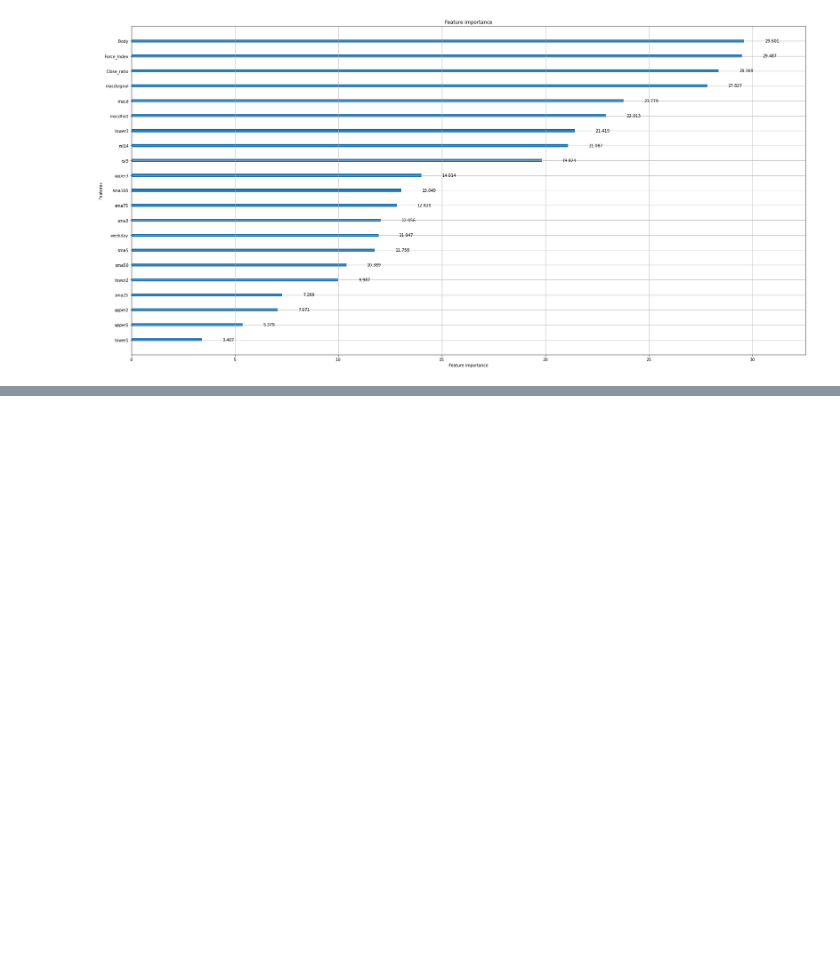
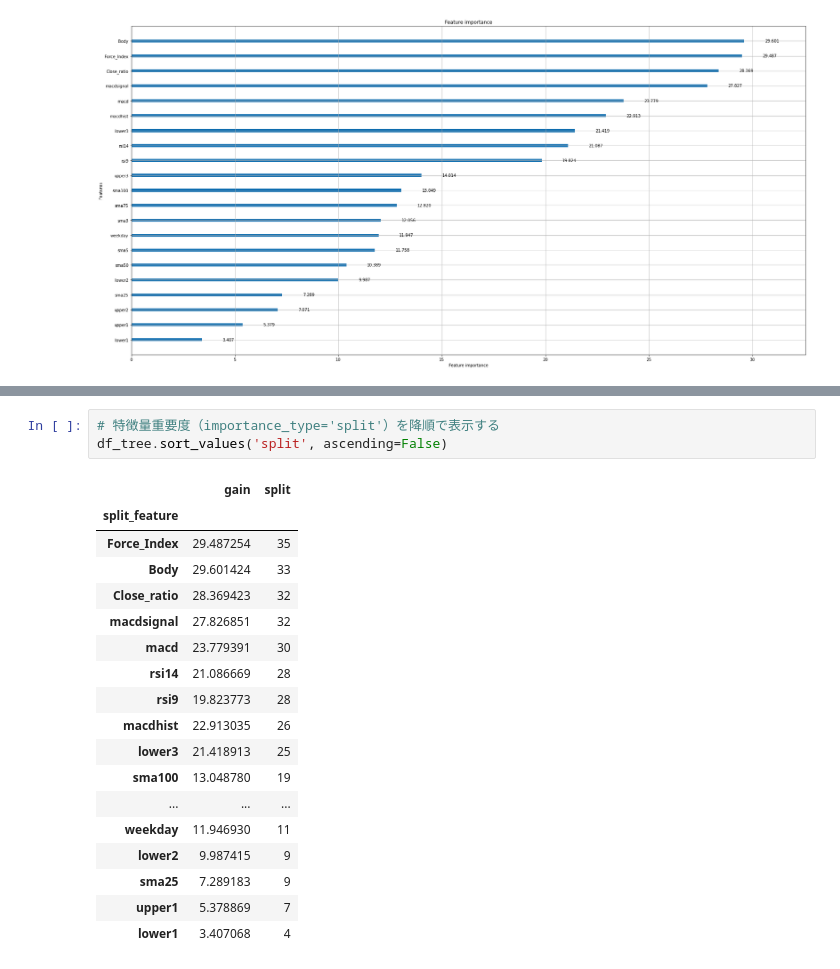
Before and after one commit to Blaster36/Script, a Jupyter notebook: StockPrice/predStockPrice-LightGBM2-2.ipynb, the cells around one changed output, grey strips where cells are left out. Drawn from its saved outputs; the diff is of its cells as text; blank space fills up the shorter version.

```diff
--- a/StockPrice/predStockPrice-LightGBM2-2.ipynb
+++ b/StockPrice/predStockPrice-LightGBM2-2.ipynb
@@ -360,0 +494,22 @@ lgb.plot_importance(clf, figsize=(30, 15), max_num_features=30, importance_type=
+# %%
+# 特徴量重要度（importance_type='split'）を降順で表示する
+df_tree.sort_values('split', ascending=False)
+# %% [output]
+|  | gain | split |
+| split_feature |  |  |
+| Force_Index | 29.487254 | 35 |
+| Body | 29.601424 | 33 |
+| Close_ratio | 28.369423 | 32 |
+| macdsignal | 27.826851 | 32 |
+| macd | 23.779391 | 30 |
+| rsi14 | 21.086669 | 28 |
+| rsi9 | 19.823773 | 28 |
+| macdhist | 22.913035 | 26 |
+| lower3 | 21.418913 | 25 |
+| sma100 | 13.048780 | 19 |
+| ... | ... | ... |
+| weekday | 11.946930 | 11 |
+| lower2 | 9.987415 | 9 |
+| sma25 | 7.289183 | 9 |
+| upper1 | 5.378869 | 7 |
+| lower1 | 3.407068 | 4 |
```
Also changed, not shown: parts of 12 cells of this notebook.
